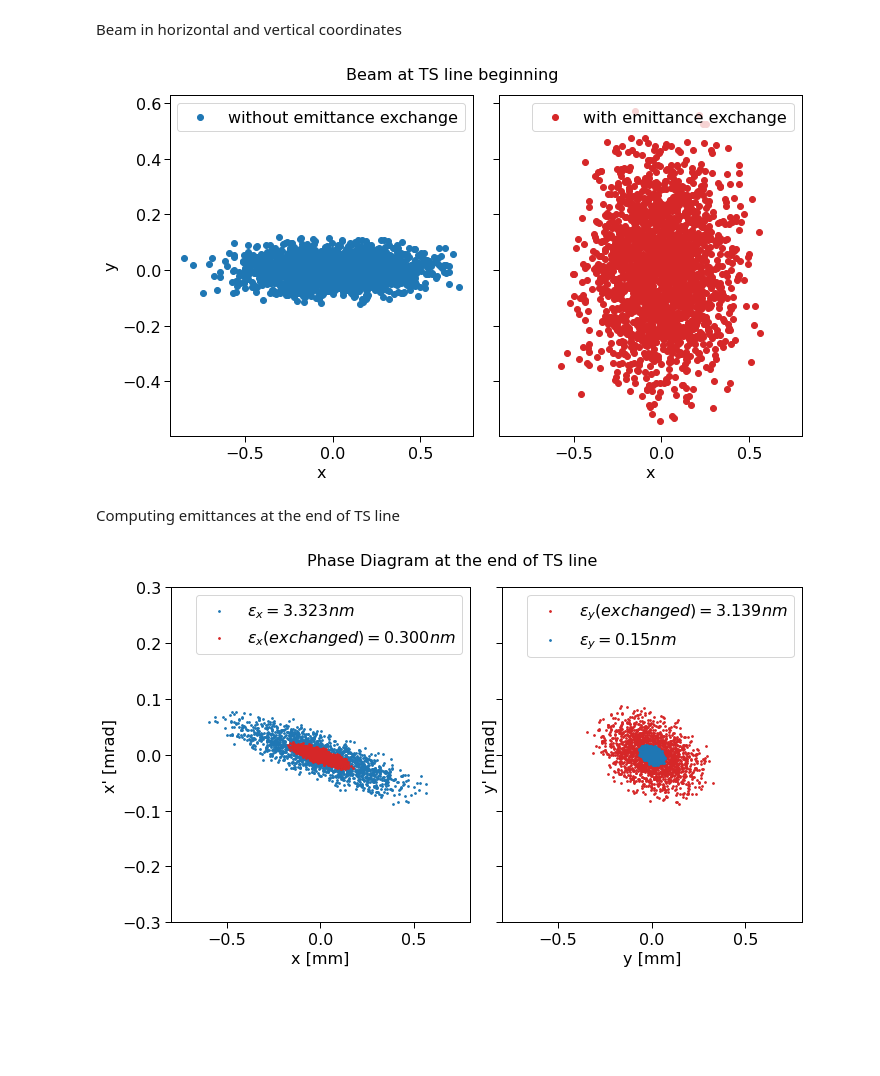
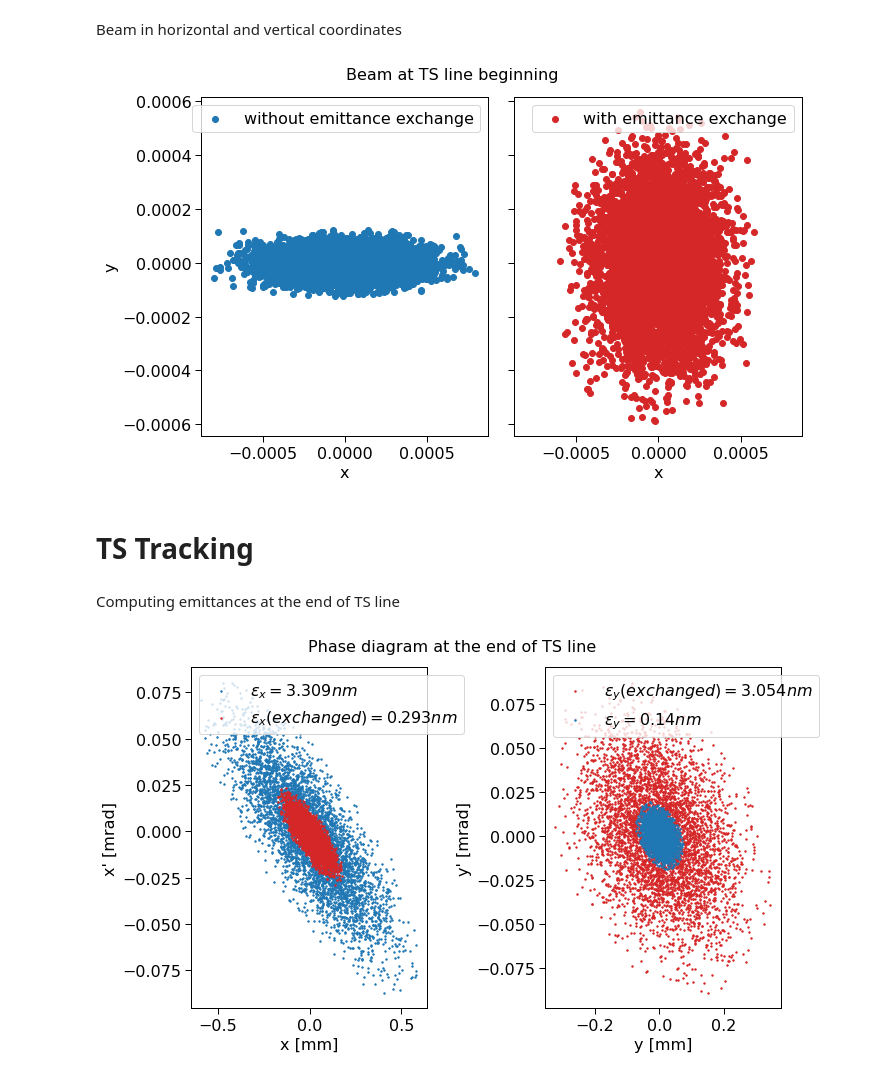
Before and after one commit to jquentino/notebook, a Jupyter notebook: TS_effect_on_emit_exchange.ipynb, the cells around one changed output. Saved outputs shown, nothing was run; the diff lists cells and outputs as text; code cells hidden in the pictures; blank space fills up the shorter version.

```diff
--- a/TS_effect_on_emit_exchange.ipynb
+++ b/TS_effect_on_emit_exchange.ipynb
@@ -6,2 +8,4 @@ import matplotlib.pyplot as plt
 # %%
 plt.style.use(['notebook'])
+# %%
+fig_path = r'/home/jucelio/notebooks/figures/TS_effects_on_exchange/'
@@ -29,7 +77,7 @@ emit1 = bo_eqparam.emit1
 emit2 = bo_eqparam.emit2
 sigme = bo_eqparam.espread0
 sigmal = bo_eqparam.bunlen
-n_part = 2000
+n_part = 5000
 
 # Supposing a emittance exchange with R=0.95
 R = 0.95
@@ -47,24 +95,12 @@ Computing emittances
 # Shifting the bunch to the TS orbit
 # centroid_at_ts =  np.array([2.73724778e-03,  4.25220469e-04, -7.24359070e-21,  3.19401356e-21,
 #  -7.96083635e-05, -8.05961219e-02])
-
 centroid_at_ts = np.array([0,0,0,0,0,0])
 bunch = bunch + centroid_at_ts[:, None]
 bunch_ex = bunch_ex + centroid_at_ts[:, None]
 
-twi = ts_init_twiss
-etax, etapx = twi.etax, twi.etapx
-etay, etapy = twi.etay, twi.etapy
-disp = np.array([[etax], [etapx], [etay], [etapy], [0], [0]])
-
-bunch_nodisp = bunch - bunch[4]*disp
-bunch_ex_nodisp = bunch_ex - bunch_ex[4]*disp
-
-emit1 = np.sqrt(np.linalg.det(np.cov(bunch_nodisp[0:2, :])))
-emit2 = np.sqrt(np.linalg.det(np.cov(bunch_nodisp[2:4, :])))
-
-emit1_ex = np.sqrt(np.linalg.det(np.cov(bunch_ex_nodisp[0:2, :])))
-emit2_ex = np.sqrt(np.linalg.det(np.cov(bunch_ex_nodisp[2:4, :])))
+emitx, emity = compute_emittances(bunch, ts_init_twiss)
+emitx_ex, emity_ex = compute_emittances(bunch_ex, ts_init_twiss)
 # %% [markdown]
 Phase diagram
 # %%
@@ -102,6 +117,9 @@ plt.show()
 # %% [markdown]
 Beam in horizontal and vertical coordinates
 # %%
+x, y = bunch[0, :], bunch[2, :]
+x_ex, y_ex = bunch_ex[0, :], bunch_ex[2, :]
+
 fig, ax = plt.subplots(1,2, figsize = (10,6), sharex=True, sharey=True)
 fig.suptitle('Beam at TS line beginning', fontsize=16)
 
@@ -116,7 +134,9 @@ ax[1].legend()
 plt.tight_layout()
 plt.savefig("beam_size_before.jpg", dpi=160)
 # %% [output]
-[figure, old version]
+[figure, new version]
+# %% [markdown]
+# TS Tracking
 # %%
 # Passing through TS
 part_out, lost_flag, *_ = pa.tracking.line_pass(
@@ -155,30 +160,10 @@ emit2_ex = np.sqrt(np.linalg.det(np.cov(bunch_ex_nodisp[2:4, :])))
 # %%
-fig, ax = plt.subplots(1,2, figsize = (10,6), sharex=True, sharey=True)
-x, x_ = bunch_end[0, :]*1e3, bunch_end[1, :]*1e3
-y, y_ = bunch_end[2, :]*1e3, bunch_end[3, :]*1e3
-x_ex, x__ex = bunch_ex_end[0, :]*1e3, bunch_ex_end[1, :]*1e3
-y_ex, y__ex = bunch_ex_end[2, :]*1e3, bunch_ex_end[3, :]*1e3
-
-ax[0].scatter(x, x_, s=3, label=r'$\epsilon_x = {:.3f} nm$'.format(emit1*1e9), alpha=1, color='tab:blue')
-ax[0].scatter(x_ex, x__ex, s=3, label=r'$\epsilon_x (exchanged) = {:.3f} nm$'.format(emit1_ex*1e9),
-              color='tab:red', alpha=1)
-
-ax[1].scatter(y_ex, y__ex, s=3, label=r'$\epsilon_y (exchanged) = {:.3f} nm$'.format(emit2_ex*1e9),
-              color='tab:red', alpha=1)
-ax[1].scatter(y, y_, s=3, label=r'$\epsilon_y = {:.2f} nm$'.format(emit2*1e9), alpha = 1, color='tab:blue')
-ax[0].set_ylim([-0.30,0.30])
-ax[0].set_xlim([-0.8, 0.8])
-
-fig.suptitle('Phase Diagram at the end of TS line', fontsize=16)
-ax[0].set_xlabel('x [mm]')
-ax[0].set_ylabel("x' [mrad]")
-ax[1].set_xlabel('y [mm]')
-ax[1].set_ylabel("y' [mrad]")
-ax[0].legend()
-ax[1].legend()
+fname = fig_path + "before_ts.jpg"
+plot_phases_diagrams(bunch_end, bunch_ex_end, emitx, emity,
+                    emitx_ex, emity_ex, title='Phase diagram at the end of TS line')
 plt.tight_layout()
-plt.savefig('after_ts.jpg',dpi=160)
+plt.savefig(fname,dpi=160)
 plt.show()
 # %% [output]
-[figure, old version]
+[figure, new version]
 # %%
```
Also changed, not shown: parts of 36 cells of this notebook, 2 other files.
